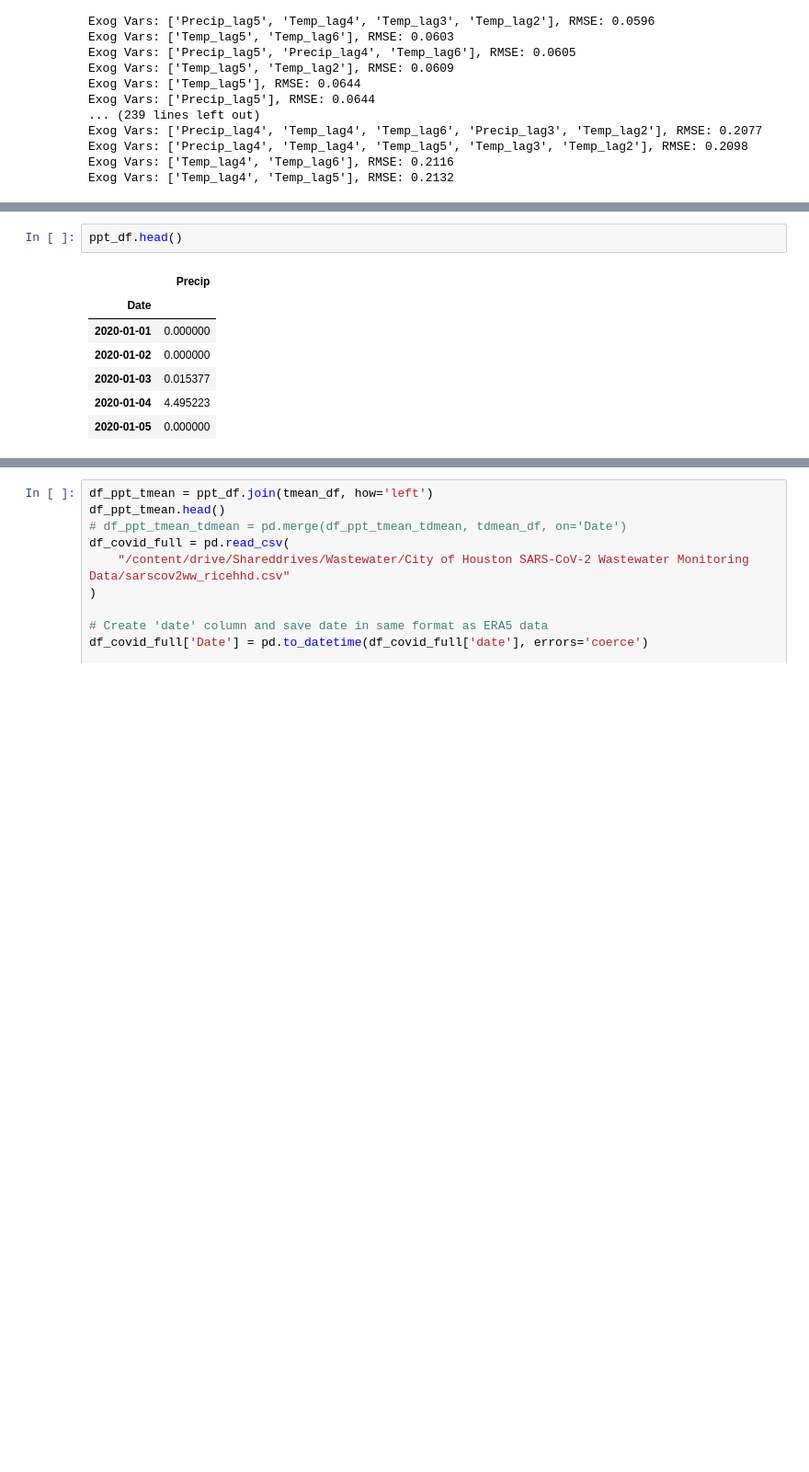
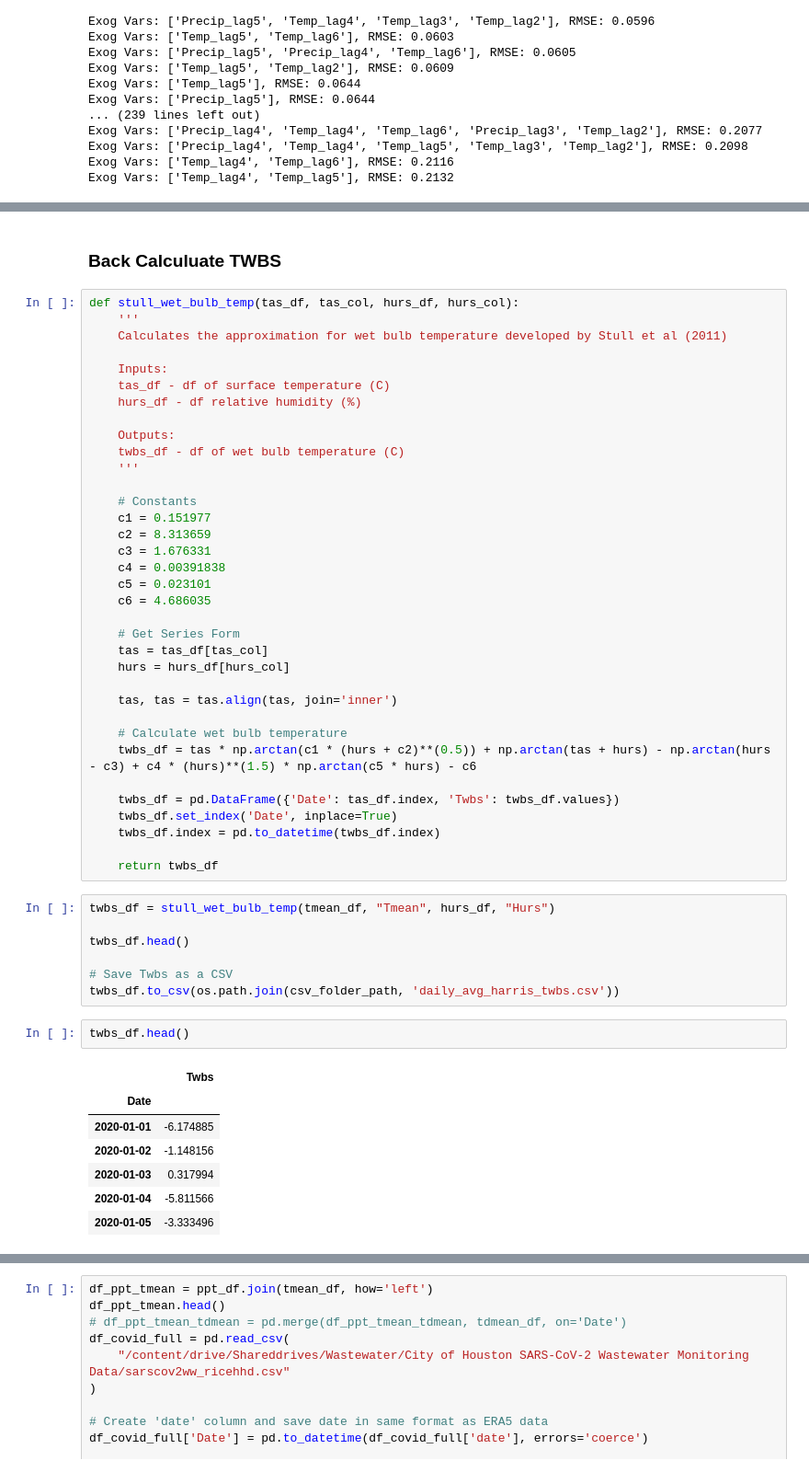
Before and after one commit to sd9616/wastewater, a Jupyter notebook: ARIMAX models.ipynb, the cells around one changed output, grey strips where cells are left out. Shown at 92% size. Saved outputs shown, nothing was run; the diff lists cells and outputs as text; blank space fills up the shorter version.

```diff
--- a/ARIMAX models.ipynb
+++ b/ARIMAX models.ipynb
@@ -1600,10 +1369,54 @@ plt.show()
+# %% [markdown]
+### Back Calculuate TWBS
+# %%
+def stull_wet_bulb_temp(tas_df, tas_col, hurs_df, hurs_col):
+    '''
+    Calculates the approximation for wet bulb temperature developed by Stull et al (2011)
+
+    Inputs:
+    tas_df - df of surface temperature (C)
+    hurs_df - df relative humidity (%)
+
+    Outputs:
+    twbs_df - df of wet bulb temperature (C)
+    '''
+
+    # Constants
+    c1 = 0.151977
+    c2 = 8.313659
+    c3 = 1.676331
+    c4 = 0.00391838
+    c5 = 0.023101
+    c6 = 4.686035
+
+    # Get Series Form
+    tas = tas_df[tas_col]
+    hurs = hurs_df[hurs_col]
+
+    tas, tas = tas.align(tas, join='inner')
+
+    # Calculate wet bulb temperature
+    twbs_df = tas * np.arctan(c1 * (hurs + c2)**(0.5)) + np.arctan(tas + hurs) - np.arctan(hurs - c3) + c4 * (hurs)**(1.5) * np.arctan(c5 * hurs) - c6
+
+    twbs_df = pd.DataFrame({'Date': tas_df.index, 'Twbs': twbs_df.values})
+    twbs_df.set_index('Date', inplace=True)
+    twbs_df.index = pd.to_datetime(twbs_df.index)
+
+    return twbs_df
+# %%
+twbs_df = stull_wet_bulb_temp(tmean_df, "Tmean", hurs_df, "Hurs")
+
+twbs_df.head()
+
+# Save Twbs as a CSV
+twbs_df.to_csv(os.path.join(csv_folder_path, 'daily_avg_harris_twbs.csv'))
 # %%
-ppt_df.head()
+twbs_df.head()
 # %% [output]
-|  | Precip |
+|  | Twbs |
 | Date |  |
-| 2020-01-01 | 0.000000 |
-| 2020-01-02 | 0.000000 |
-| 2020-01-03 | 0.015377 |
-| 2020-01-04 | 4.495223 |
-| 2020-01-05 | 0.000000 |
+| 2020-01-01 | -6.174885 |
+| 2020-01-02 | -1.148156 |
+| 2020-01-03 | 0.317994 |
+| 2020-01-04 | -5.811566 |
+| 2020-01-05 | -3.333496 |
```
Also changed, not shown: parts of 69 cells of this notebook, 1 other file.
